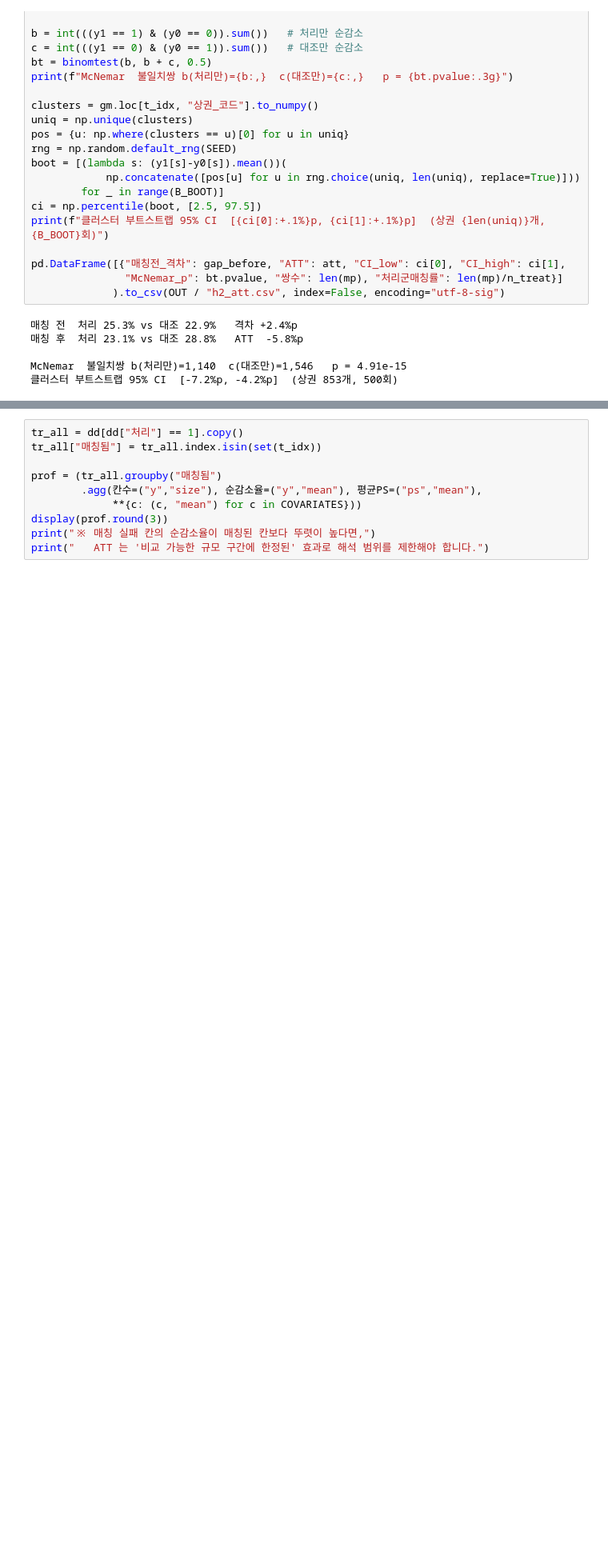
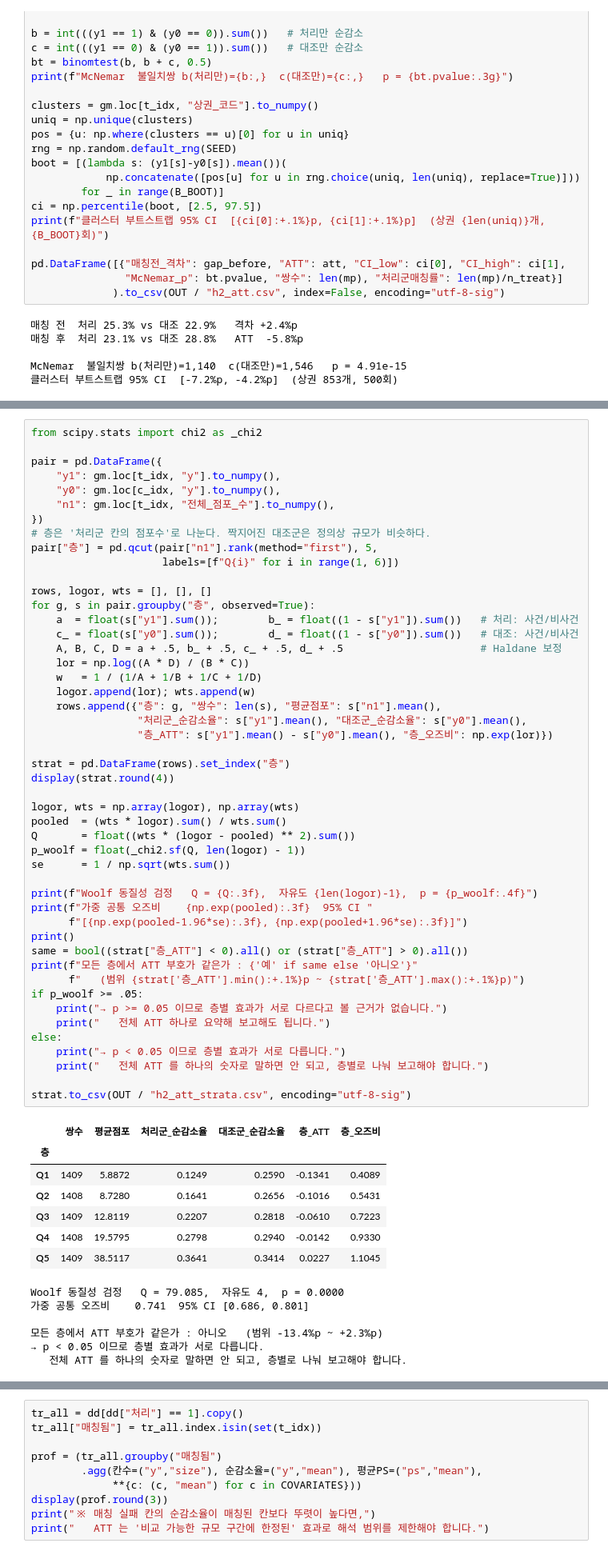
Before and after one commit to jiwoon-oh/ai-data-bootcamp, a Jupyter notebook: project/h2_nb/src/step6_psm.ipynb, the cells around one changed output, grey strips where cells are left out. Shown at 80% size. Cells and saved outputs as stored; diff of their text form; blank space fills up the shorter version.

```diff
--- a/project/h2_nb/src/step6_psm.ipynb
+++ b/project/h2_nb/src/step6_psm.ipynb
@@ -251 +259,63 @@ McNemar  불일치쌍 b(처리만)=1,140  c(대조만)=1,546   p = 4.91e-15
+# %%
+from scipy.stats import chi2 as _chi2
+
+pair = pd.DataFrame({
+    "y1": gm.loc[t_idx, "y"].to_numpy(),
+    "y0": gm.loc[c_idx, "y"].to_numpy(),
+    "n1": gm.loc[t_idx, "전체_점포_수"].to_numpy(),
+})
+# 층은 '처리군 칸의 점포수'로 나눈다. 짝지어진 대조군은 정의상 규모가 비슷하다.
+pair["층"] = pd.qcut(pair["n1"].rank(method="first"), 5,
+                     labels=[f"Q{i}" for i in range(1, 6)])
+
+rows, logor, wts = [], [], []
+for g, s in pair.groupby("층", observed=True):
+    a  = float(s["y1"].sum());        b_ = float((1 - s["y1"]).sum())   # 처리: 사건/비사건
+    c_ = float(s["y0"].sum());        d_ = float((1 - s["y0"]).sum())   # 대조: 사건/비사건
+    A, B, C, D = a + .5, b_ + .5, c_ + .5, d_ + .5                      # Haldane 보정
+    lor = np.log((A * D) / (B * C))
+    w   = 1 / (1/A + 1/B + 1/C + 1/D)
+    logor.append(lor); wts.append(w)
+    rows.append({"층": g, "쌍수": len(s), "평균점포": s["n1"].mean(),
+                 "처리군_순감소율": s["y1"].mean(), "대조군_순감소율": s["y0"].mean(),
+                 "층_ATT": s["y1"].mean() - s["y0"].mean(), "층_오즈비": np.exp(lor)})
+
+strat = pd.DataFrame(rows).set_index("층")
+display(strat.round(4))
+
+logor, wts = np.array(logor), np.array(wts)
+pooled  = (wts * logor).sum() / wts.sum()
+Q       = float((wts * (logor - pooled) ** 2).sum())
+p_woolf = float(_chi2.sf(Q, len(logor) - 1))
+se      = 1 / np.sqrt(wts.sum())
+
+print(f"Woolf 동질성 검정   Q = {Q:.3f},  자유도 {len(logor)-1},  p = {p_woolf:.4f}")
+print(f"가중 공통 오즈비    {np.exp(pooled):.3f}  95% CI "
+      f"[{np.exp(pooled-1.96*se):.3f}, {np.exp(pooled+1.96*se):.3f}]")
+print()
+same = bool((strat["층_ATT"] < 0).all() or (strat["층_ATT"] > 0).all())
+print(f"모든 층에서 ATT 부호가 같은가 : {'예' if same else '아니오'}"
+      f"   (범위 {strat['층_ATT'].min():+.1%}p ~ {strat['층_ATT'].max():+.1%}p)")
+if p_woolf >= .05:
+    print("→ p >= 0.05 이므로 층별 효과가 서로 다르다고 볼 근거가 없습니다.")
+    print("   전체 ATT 하나로 요약해 보고해도 됩니다.")
+else:
+    print("→ p < 0.05 이므로 층별 효과가 서로 다릅니다.")
+    print("   전체 ATT 를 하나의 숫자로 말하면 안 되고, 층별로 나눠 보고해야 합니다.")
+
+strat.to_csv(OUT / "h2_att_strata.csv", encoding="utf-8-sig")
+# %% [output]
+|  | 쌍수 | 평균점포 | 처리군_순감소율 | 대조군_순감소율 | 층_ATT | 층_오즈비 |
+| 층 |  |  |  |  |  |  |
+| Q1 | 1409 | 5.8872 | 0.1249 | 0.2590 | -0.1341 | 0.4089 |
+| Q2 | 1408 | 8.7280 | 0.1641 | 0.2656 | -0.1016 | 0.5431 |
+| Q3 | 1409 | 12.8119 | 0.2207 | 0.2818 | -0.0610 | 0.7223 |
+| Q4 | 1408 | 19.5795 | 0.2798 | 0.2940 | -0.0142 | 0.9330 |
+| Q5 | 1409 | 38.5117 | 0.3641 | 0.3414 | 0.0227 | 1.1045 |
+Woolf 동질성 검정   Q = 79.085,  자유도 4,  p = 0.0000
+가중 공통 오즈비    0.741  95% CI [0.686, 0.801]
+
+모든 층에서 ATT 부호가 같은가 : 아니오   (범위 -13.4%p ~ +2.3%p)
+→ p < 0.05 이므로 층별 효과가 서로 다릅니다.
+   전체 ATT 를 하나의 숫자로 말하면 안 되고, 층별로 나눠 보고해야 합니다.
 # %% [markdown]
```
Also changed, not shown: parts of 2 cells of this notebook, 4 other files.
